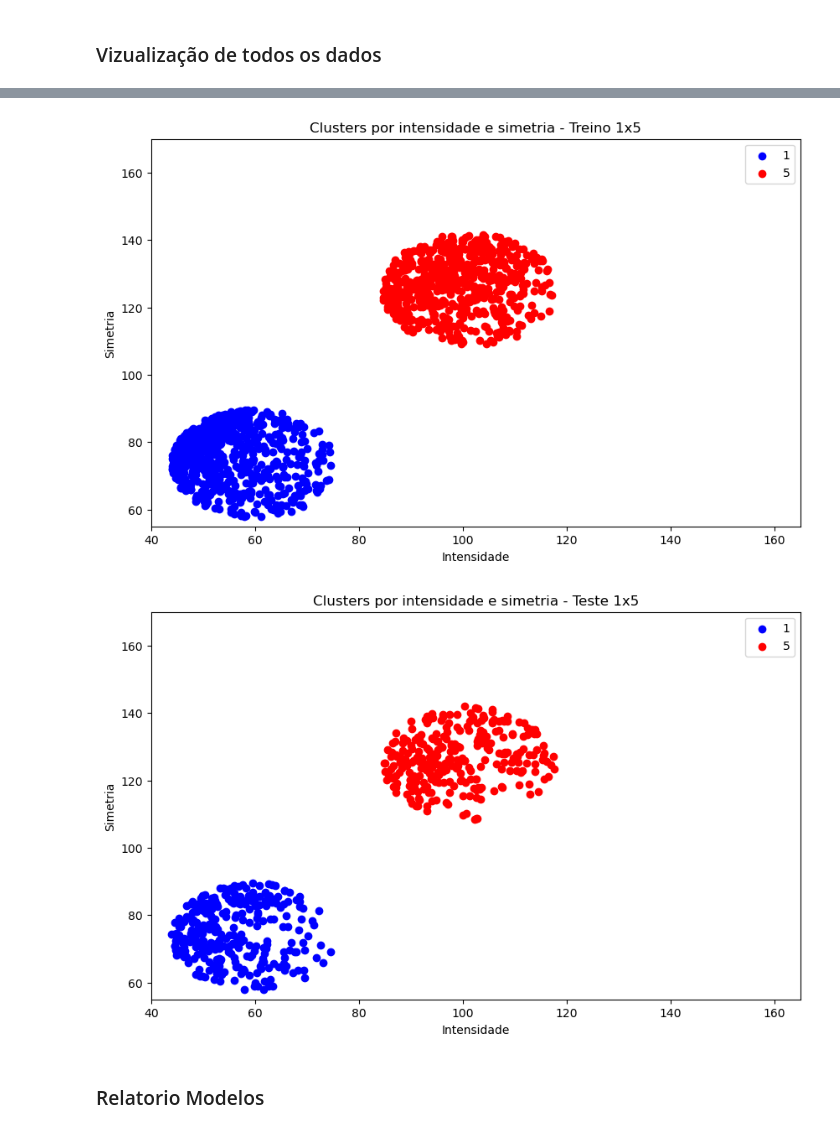
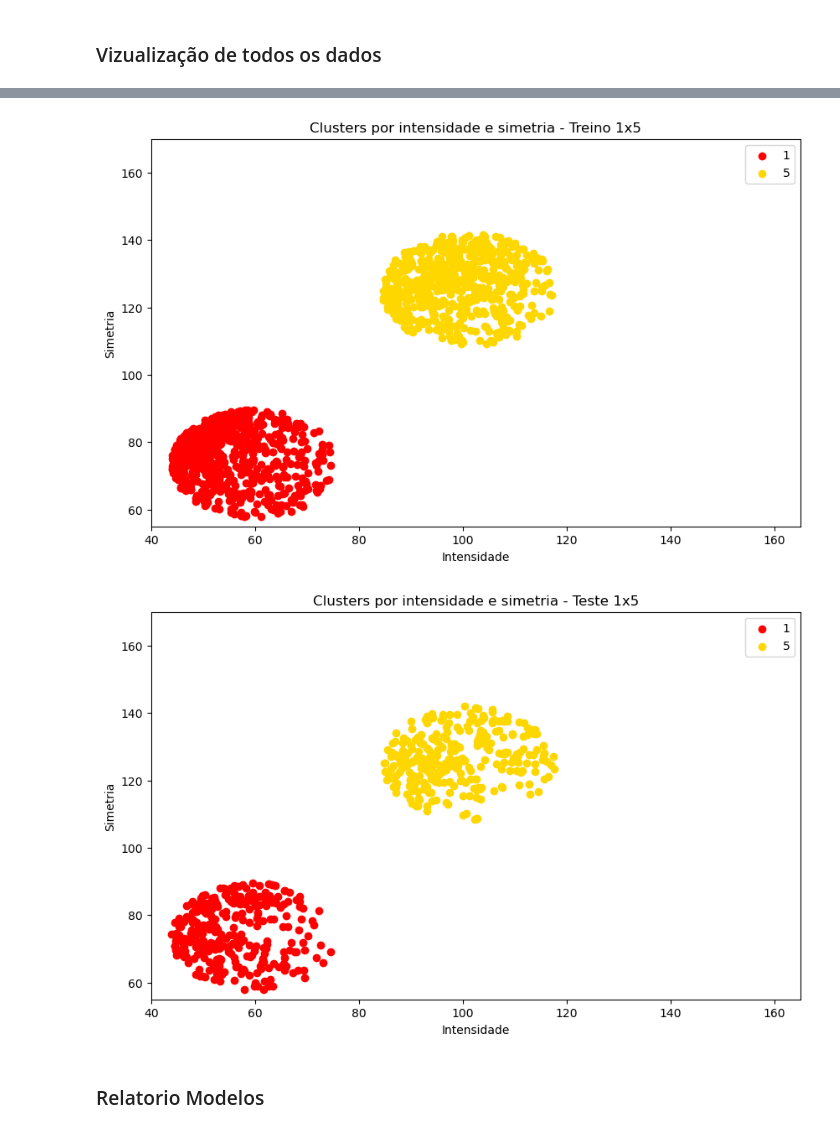
Before and after one commit to Guilherme-iram/Digits_project, a Jupyter notebook: classificacao_digitos_1_5.ipynb, the cells around one changed output, grey strips where cells are left out. Saved outputs shown, nothing was run; the diff lists cells and outputs as text; code cells hidden in the pictures.

```diff
--- a/classificacao_digitos_1_5.ipynb
+++ b/classificacao_digitos_1_5.ipynb
@@ -35,13 +33,13 @@ mask4 = new_test_df['label'] == 1
 train1x5 = new_train_df[mask1 | mask2]
 test1x5 = new_test_df[mask3 | mask4]
 # %%
-plot_classification_digits(train1x5, [1, 5],[ 'blue', 'red'], 'Clusters por intensidade e simetria - Treino 1x5')
+plot_classification_digits(train1x5, [1, 5], 'Clusters por intensidade e simetria - Treino 1x5')
 # %% [output]
-[figure, old version]
+[figure, new version]
 # %%
-plot_classification_digits(test1x5, [1, 5],[ 'blue', 'red'], 'Clusters por intensidade e simetria - Teste 1x5')
+plot_classification_digits(test1x5, [1, 5], 'Clusters por intensidade e simetria - Teste 1x5')
 # %% [output]
-[figure, old version]
+[figure, new version]
 # %%
 X_train = train1x5[['intensidade', 'simetria']]
 X_train = X_train.to_numpy()
```
Also changed, not shown: parts of 9 cells of this notebook, 5 other files.
